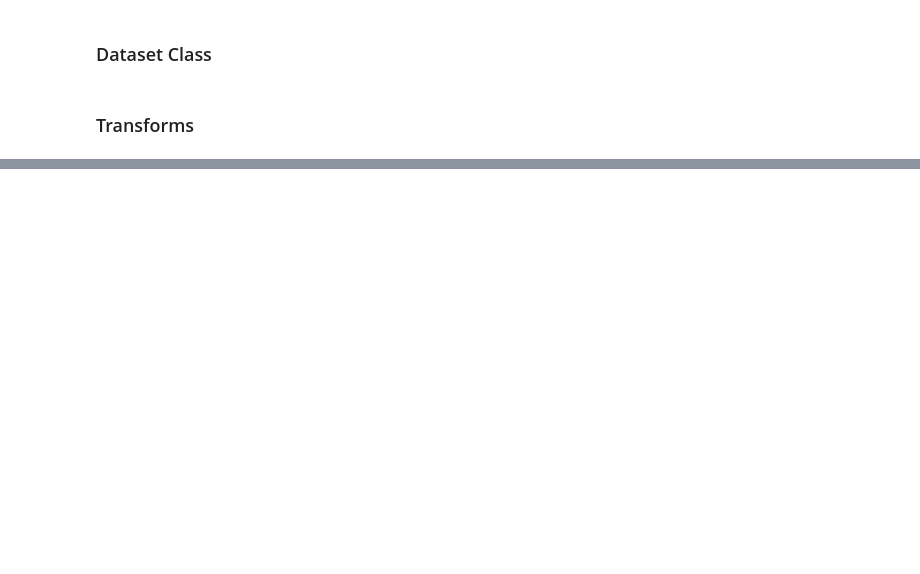
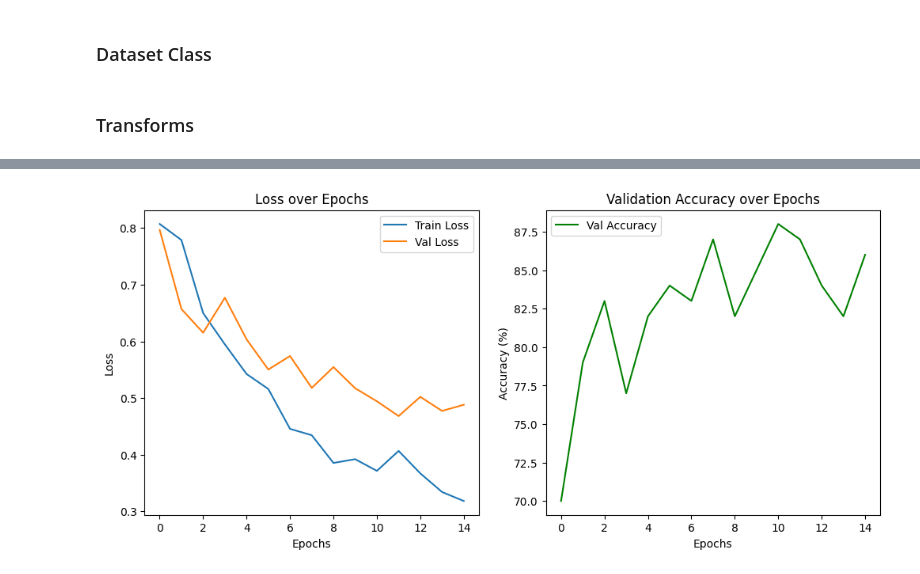
Before and after one commit to Arwa787/week4, a Jupyter notebook: W4_DL/project/project.ipynb, the cells around one changed output, grey strips where cells are left out. Saved outputs shown, nothing was run; the diff lists cells and outputs as text; code cells hidden in the pictures; blank space fills up the shorter version.

```diff
--- a/W4_DL/project/project.ipynb
+++ b/W4_DL/project/project.ipynb
@@ -89,0 +560,20 @@ basic_transform = transforms.Compose([
+# %%
+import torch.nn as nn
+
+num_ftrs = model_ft.fc.in_features
+model_ft.fc = nn.Linear(num_ftrs, 7)
+# %%
+device = torch.device("cuda" if torch.cuda.is_available() else "cpu")
+model_ft = model_ft.to(device)
+optimizer_ft = optim.SGD(model_ft.fc.parameters(), lr=0.001, momentum=0.9)
+criterion = nn.CrossEntropyLoss()
+# %%
+trained_model, training_metrics = training_loop(
+    model=model_ft,
+    train_loader=train_loader,
+    val_loader=val_loader,
+    loss_function=criterion,
+    optimizer=optimizer_ft,
+    num_epochs=15,
+    device=device
+)
@@ -89,0 +598,25 @@ basic_transform = transforms.Compose([
+# %%
+import matplotlib.pyplot as plt
+
+plt.figure(figsize=(12,5))
+
+# Train & Val Loss
+plt.subplot(1,2,1)
+plt.plot(training_metrics[0], label='Train Loss')
+plt.plot(training_metrics[1], label='Val Loss')
+plt.xlabel('Epochs')
+plt.ylabel('Loss')
+plt.title('Loss over Epochs')
+plt.legend()
+
+# Validation Accuracy
+plt.subplot(1,2,2)
+plt.plot(training_metrics[2], label='Val Accuracy', color='green')
+plt.xlabel('Epochs')
+plt.ylabel('Accuracy (%)')
+plt.title('Validation Accuracy over Epochs')
+plt.legend()
+
+plt.show()
+# %% [output]
+[figure, added]
```
Also changed, not shown: parts of 39 cells of this notebook.
